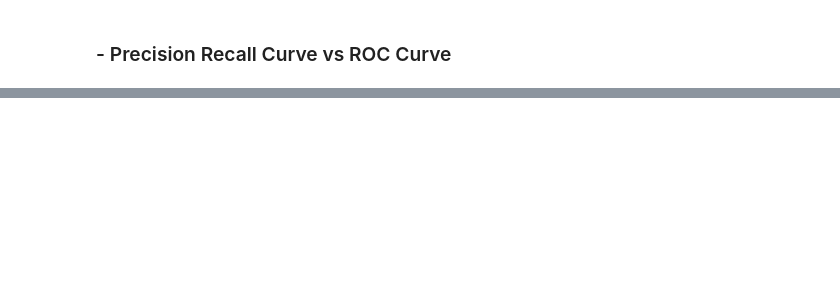
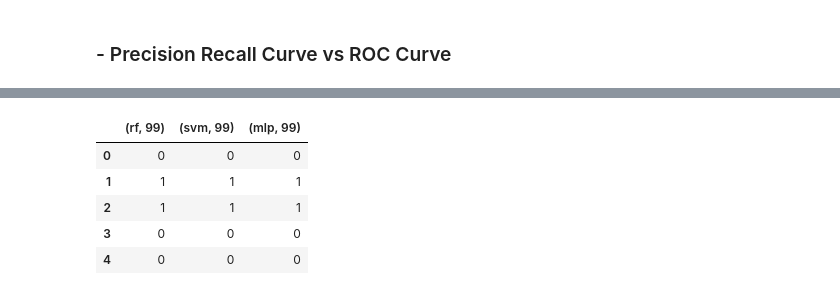
Before and after one commit to ottobricks/BreastCancerWisconsinDiagnostic, a Jupyter notebook: notebooks/eda.ipynb, the cells around one changed output, grey strips where cells are left out. Saved outputs shown, nothing was run; the diff lists cells and outputs as text; code cells hidden in the pictures; blank space fills up the shorter version.

```diff
--- a/notebooks/eda.ipynb
+++ b/notebooks/eda.ipynb
@@ -874,0 +1032,9 @@ weighted avg       0.88      0.87      0.86        91
+# %%
+result.head()
+# %% [output]
+|  | (rf, 99) | (svm, 99) | (mlp, 99) |
+| 0 | 0 | 0 | 0 |
+| 1 | 1 | 1 | 1 |
+| 2 | 1 | 1 | 1 |
+| 3 | 0 | 0 | 0 |
+| 4 | 0 | 0 | 0 |
```
Also changed, not shown: parts of 33 cells of this notebook.
